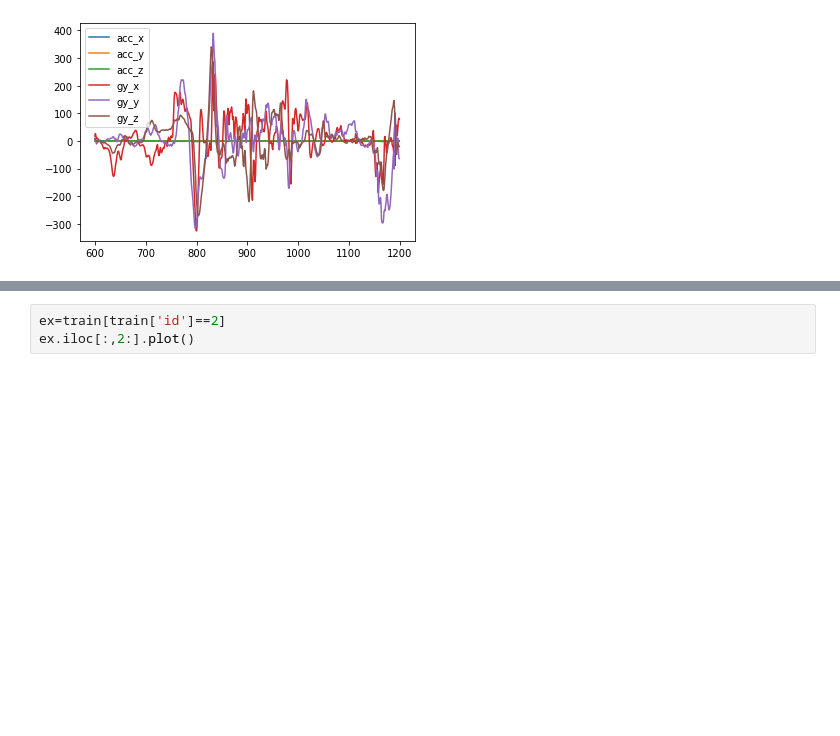
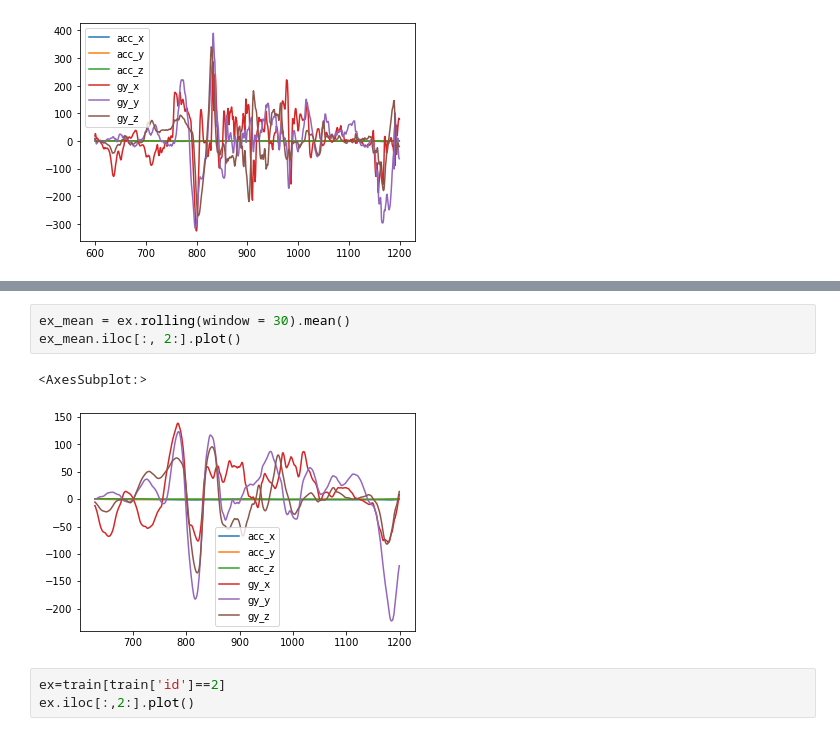
Before and after one commit to newave986/AI-Study, a Jupyter notebook: DACON_235689/baseline_code.ipynb, the cells around one changed output, grey strips where cells are left out. Saved outputs shown, nothing was run; the diff lists cells and outputs as text; blank space fills up the shorter version.

```diff
--- a/DACON_235689/baseline_code.ipynb
+++ b/DACON_235689/baseline_code.ipynb
@@ -74,3 +92,9 @@ ex.iloc[:,2:].plot()
+# %%
+ex_mean = ex.rolling(window = 30).mean()
+ex_mean.iloc[:, 2:].plot()
+# %% [output]
+<AxesSubplot:>
+[figure, added]
 # %%
 ex=train[train['id']==2]
 ex.iloc[:,2:].plot()
```
Also changed, not shown: parts of 7 cells of this notebook.
